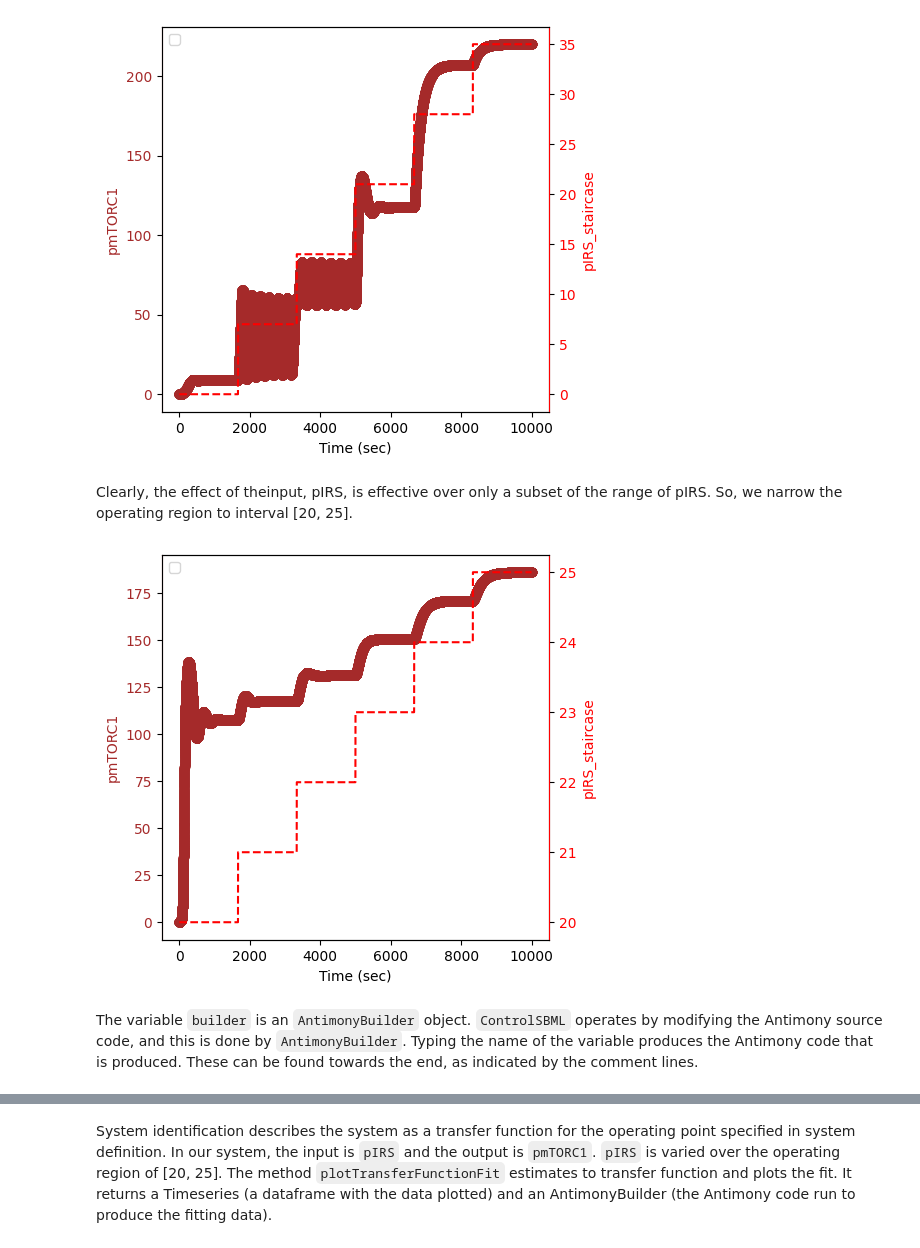
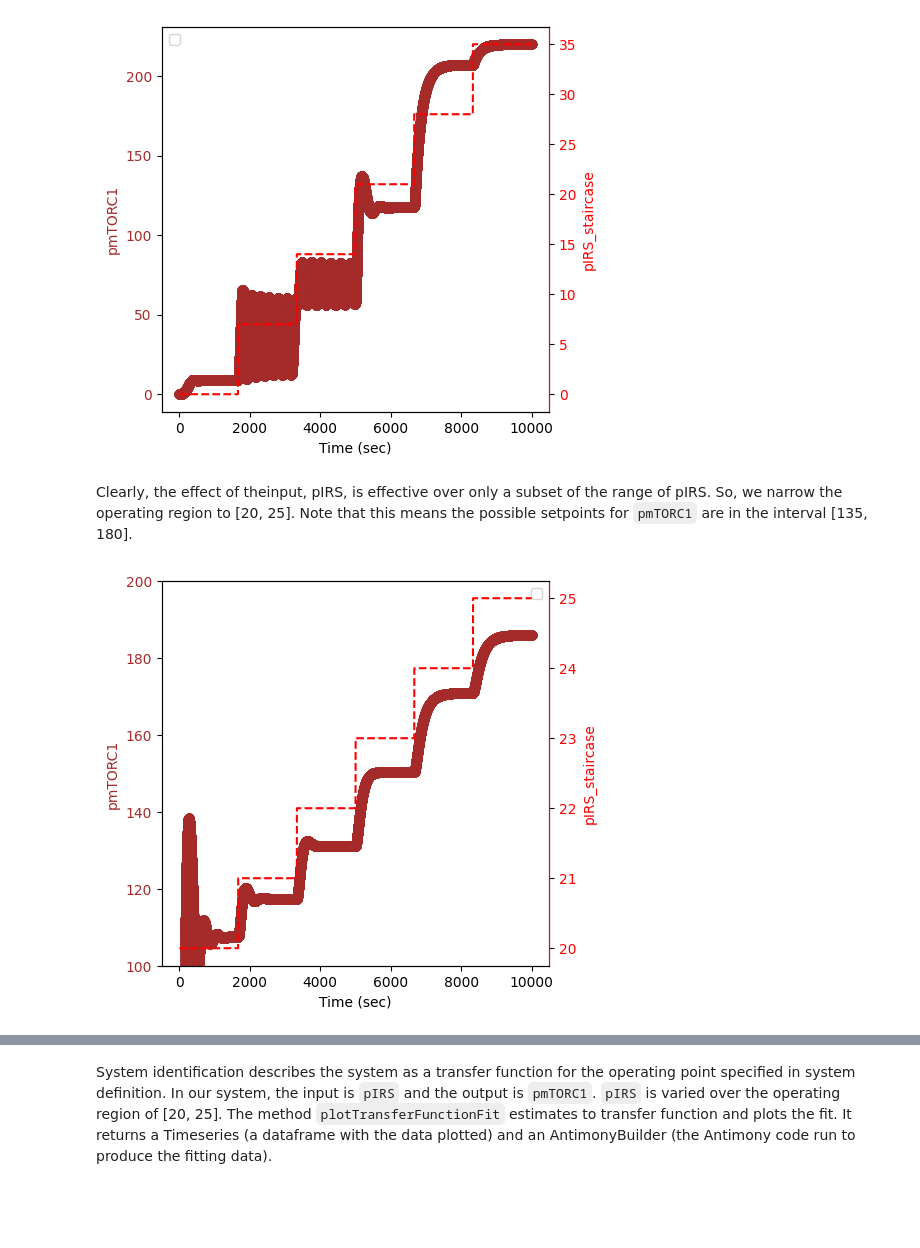
Before and after one commit to joseph-hellerstein/advanced-controls-lectures, a Jupyter notebook: lectures/lecture_06-workflow-for-closed-loop-design/Analysis-of-mTOR.ipynb, the cells around one changed output, grey strips where cells are left out. Cells and saved outputs as stored; diff of their text form; code cells hidden in the pictures; blank space fills up the shorter version.

```diff
--- a/lectures/lecture_06-workflow-for-closed-loop-design/Analysis-of-mTOR.ipynb
+++ b/lectures/lecture_06-workflow-for-closed-loop-design/Analysis-of-mTOR.ipynb
@@ -63,8 +252,7 @@ Based on this, we decide to try the phosphorylated insulin receptor, ``pIRS``.
 # %%
 INPUT_NAME = "pIRS"
 OUTPUT_NAME = "pmTORC1"
-URL = "https://www.ebi.ac.uk/biomodels/services/download/get-files/MODEL1909250003/2/Varusai2018.xml"
-CTLSB = ControlSBML(URL, figsize=(5, 5), times=np.linspace(0, 2000, 20000), markers=False,
+CTLSB = ControlSBML(MTOR_MODEL, figsize=(5, 5), times=np.linspace(0, 2000, 20000), markers=False,
                    save_path="data.csv", input_names=[INPUT_NAME], output_names=[OUTPUT_NAME])  # Specify default value of options
 # %% [markdown]
 We can look at just a subset of the floating specifies by using the output of ``plotModel``.
@@ -84,10 +272,8 @@ _ = CTLSB.plotStaircaseResponse(initial_value=0, final_value=35, times=np.linspa
 # %% [output]
 [figure]
 # %% [markdown]
-Clearly, the effect of theinput, pIRS, is effective over only a subset of the range of pIRS. So, we narrow the operating region to interval [20, 25].
+Clearly, the effect of theinput, pIRS, is effective over only a subset of the range of pIRS. So, we narrow the operating region to [20, 25]. Note that this means the possible setpoints for ``pmTORC1`` are in the interval [135, 180].
 # %%
-_, builder = CTLSB.plotStaircaseResponse(initial_value=20, final_value=25, times=np.linspace(0, 10000, 100000))
+_, builder = CTLSB.plotStaircaseResponse(initial_value=20, final_value=25, times=np.linspace(0, 10000, 100000), ylim=[100, 200])
 # %% [output]
-[figure, old version]
+[figure, new version]
-# %% [markdown]
-The variable ``builder`` is an ``AntimonyBuilder`` object. ``ControlSBML`` operates by modifying the Antimony source code, and this is done by ``AntimonyBuilder``. Typing the name of the variable produces the Antimony code that is produced. These can be found towards the end, as indicated by the comment lines.
```
Also changed, not shown: parts of 49 cells of this notebook, 1 other file.
